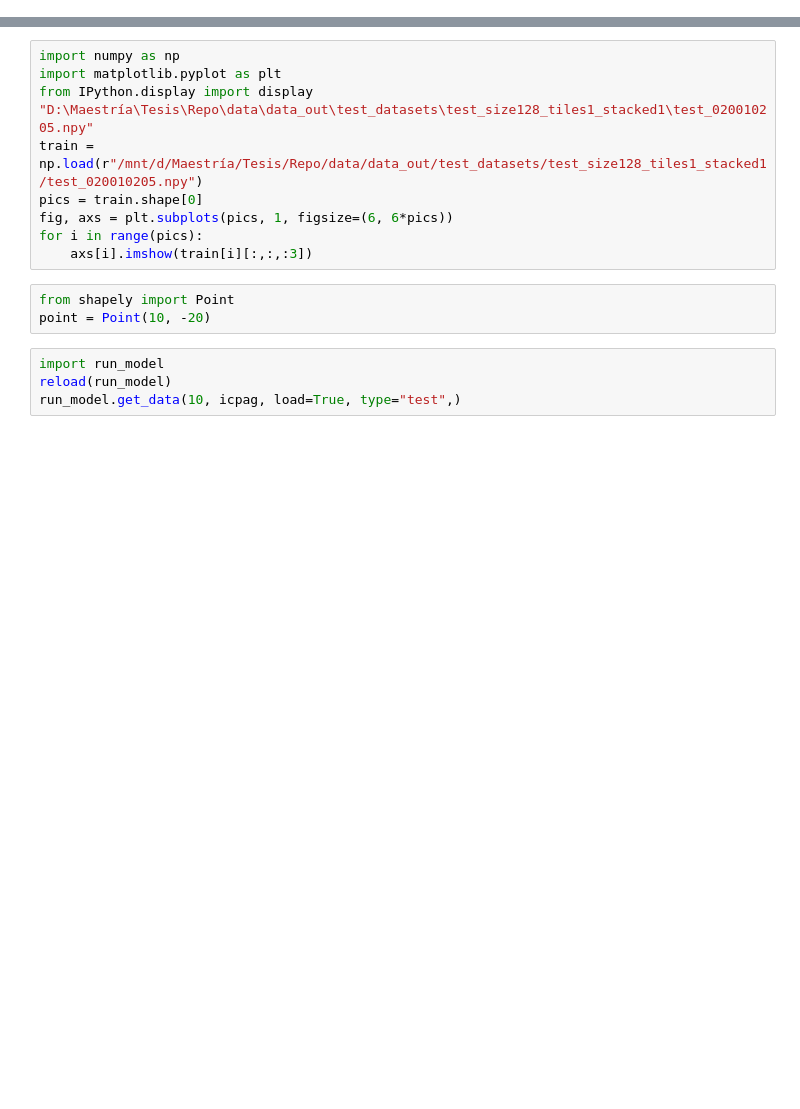
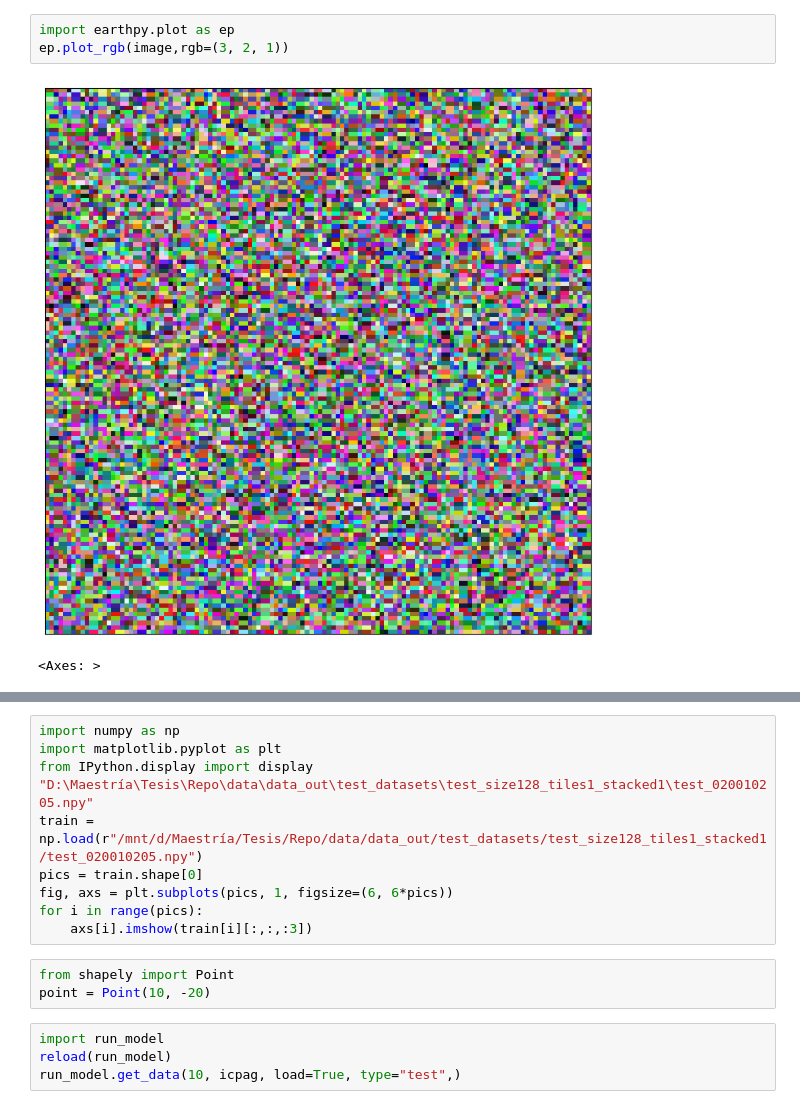
Before and after one commit to Queeno11/Satellite-Imagery-Income-Prediction, a Jupyter notebook: scripts/debug.ipynb, the cells around one changed output, grey strips where cells are left out. Drawn from its saved outputs; the diff is of its cells as text; blank space fills up the shorter version.

```diff
--- a/scripts/debug.ipynb
+++ b/scripts/debug.ipynb
@@ -425,0 +125,6 @@ grid_predictions.plot_example(PARQUE_LELOIR, "mobnet_v3_size128_tiles1_sample1",
+# %%
+import earthpy.plot as ep
+ep.plot_rgb(image,rgb=(3, 2, 1))
+# %% [output]
+[figure, added]
+<Axes: >
```
Also changed, not shown: parts of 68 cells of this notebook, 6 other files.
